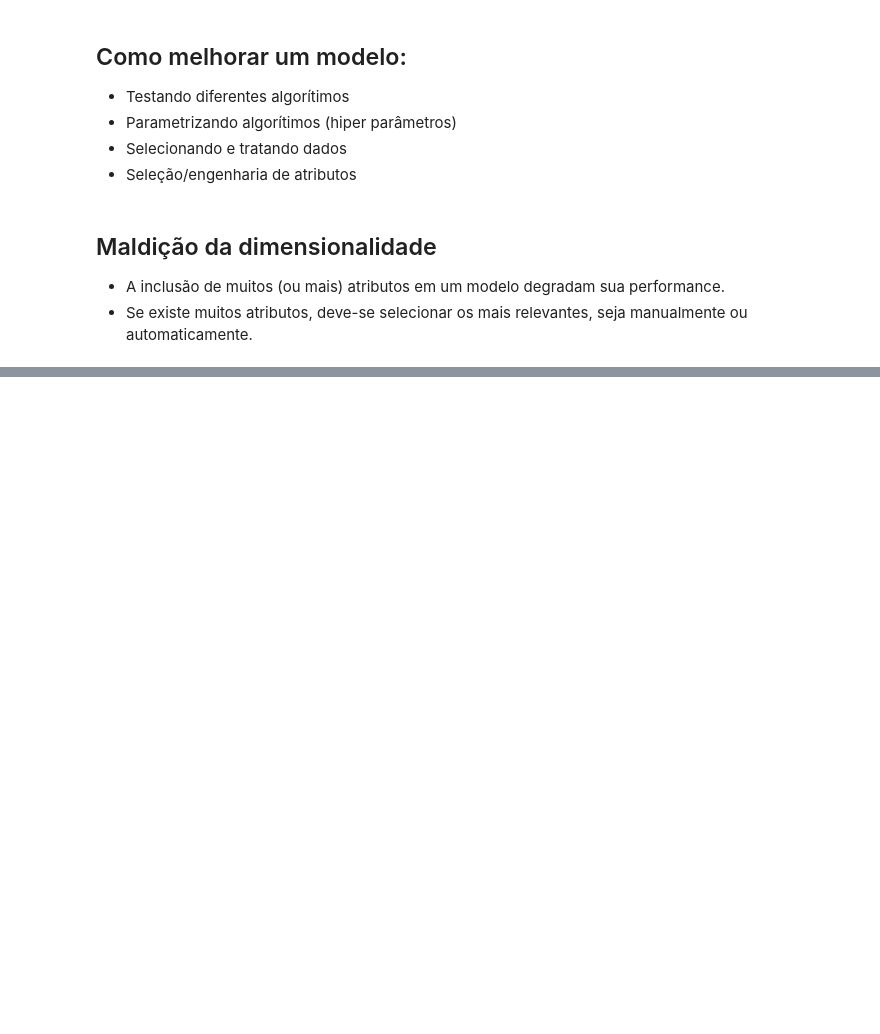
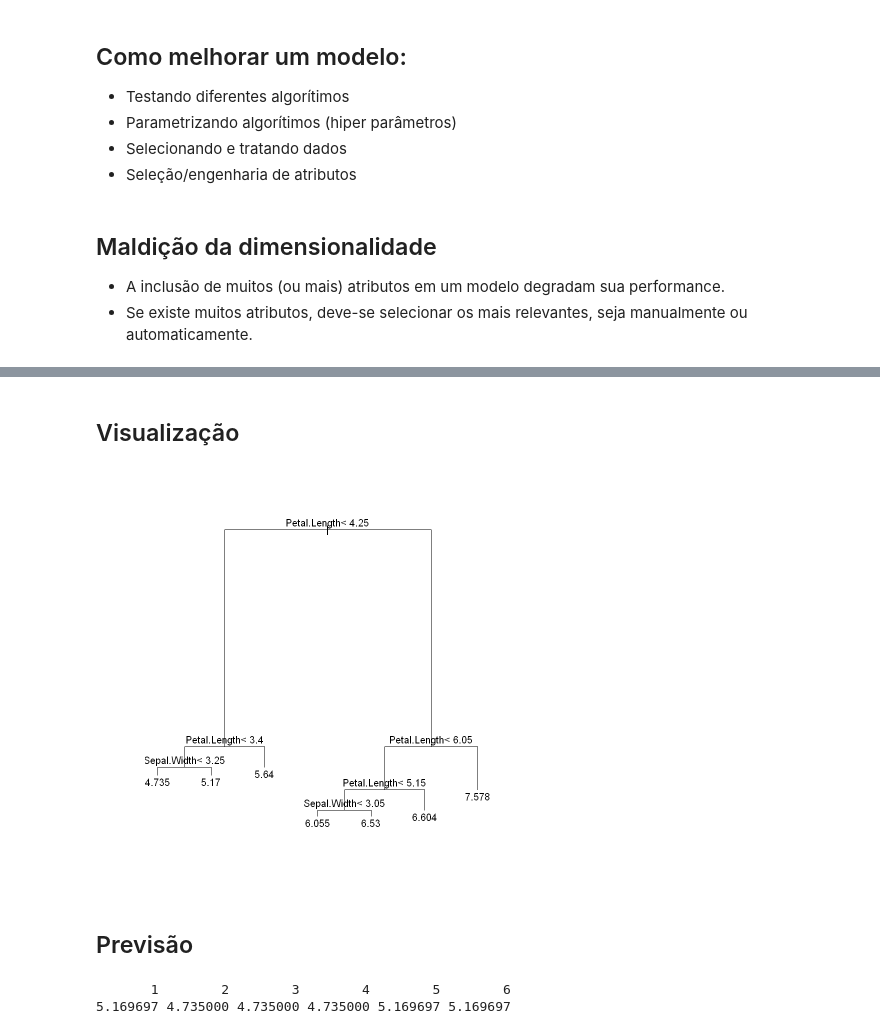
Before and after one commit to emariot/machine_learning, a Jupyter notebook: R/classificadores.ipynb, the cells around one changed output, grey strips where cells are left out. Cells and saved outputs as stored; diff of their text form; code cells hidden in the pictures; blank space fills up the shorter version.

```diff
--- a/R/classificadores.ipynb
+++ b/R/classificadores.ipynb
@@ -77,0 +107,4 @@ HTML widgets cannot be represented in plain text (need html)
+# %%
+model = rpart(Sepal.Length ~ Sepal.Width + Petal.Length + Petal.Width + Species, data=iris)
+model
+summary(model)
@@ -77,0 +147,15 @@ HTML widgets cannot be represented in plain text (need html)
+# %% [markdown]
+## Visualização
+# %%
+plot(model)
+text(model)
+# %% [output]
+[figure, added]
+# %% [markdown]
+## Previsão
+# %%
+predict = predict(model, iris)
+head(predict)
+# %% [output]
+       1        2        3        4        5        6
+5.169697 4.735000 4.735000 4.735000 5.169697 5.169697
```
Also changed, not shown: parts of 11 cells of this notebook.
